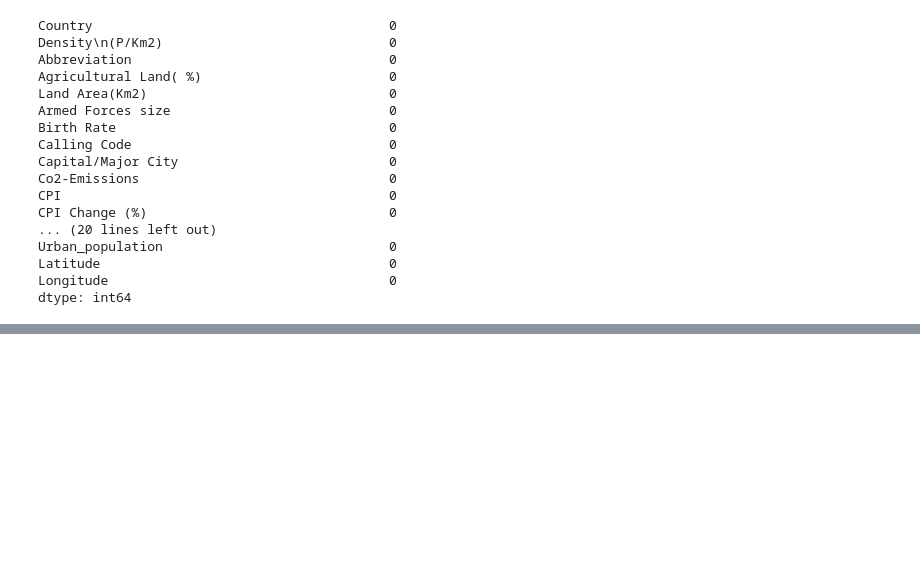
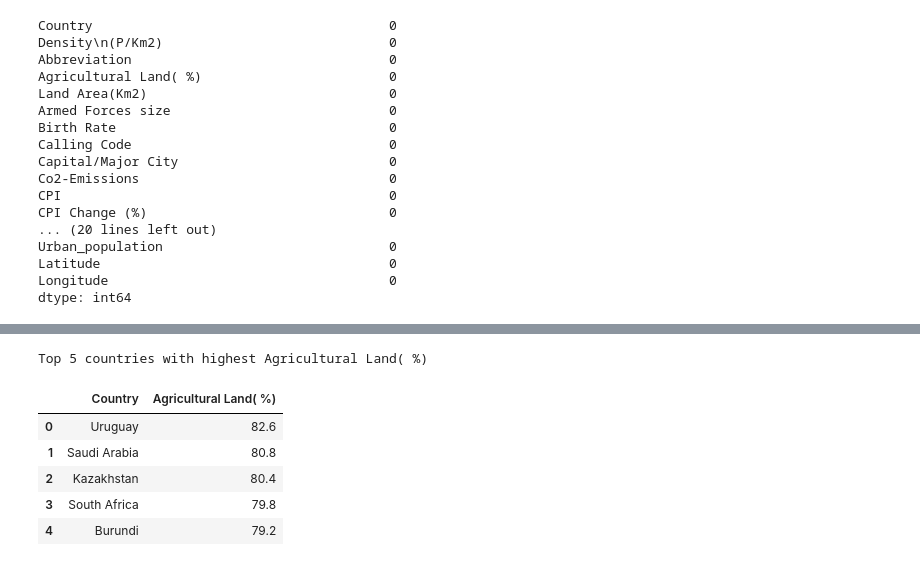
Before and after one commit to AvGeekGupta/Data-Analysis-Reports, a Jupyter notebook: World Data 2023/Data Analysis.ipynb, the cells around one changed output, grey strips where cells are left out. Saved outputs shown, nothing was run; the diff lists cells and outputs as text; code cells hidden in the pictures; blank space fills up the shorter version.

```diff
--- a/World Data 2023/Data Analysis.ipynb
+++ b/World Data 2023/Data Analysis.ipynb
@@ -300,0 +396,11 @@ I'm always looking for exciting projects and collaborations. If you have suggest
+# %%
+print("Top 5 countries with highest " + columns[3])
+pd.DataFrame(dataset[[columns[0], columns[3]]]).sort_values(columns[3], ascending=False, ignore_index=True).head(5)
+# %% [output]
+Top 5 countries with highest Agricultural Land( %)
+|  | Country | Agricultural Land( %) |
+| 0 | Uruguay | 82.6 |
+| 1 | Saudi Arabia | 80.8 |
+| 2 | Kazakhstan | 80.4 |
+| 3 | South Africa | 79.8 |
+| 4 | Burundi | 79.2 |
```
Also changed, not shown: parts of 21 cells of this notebook, 3 other files.
